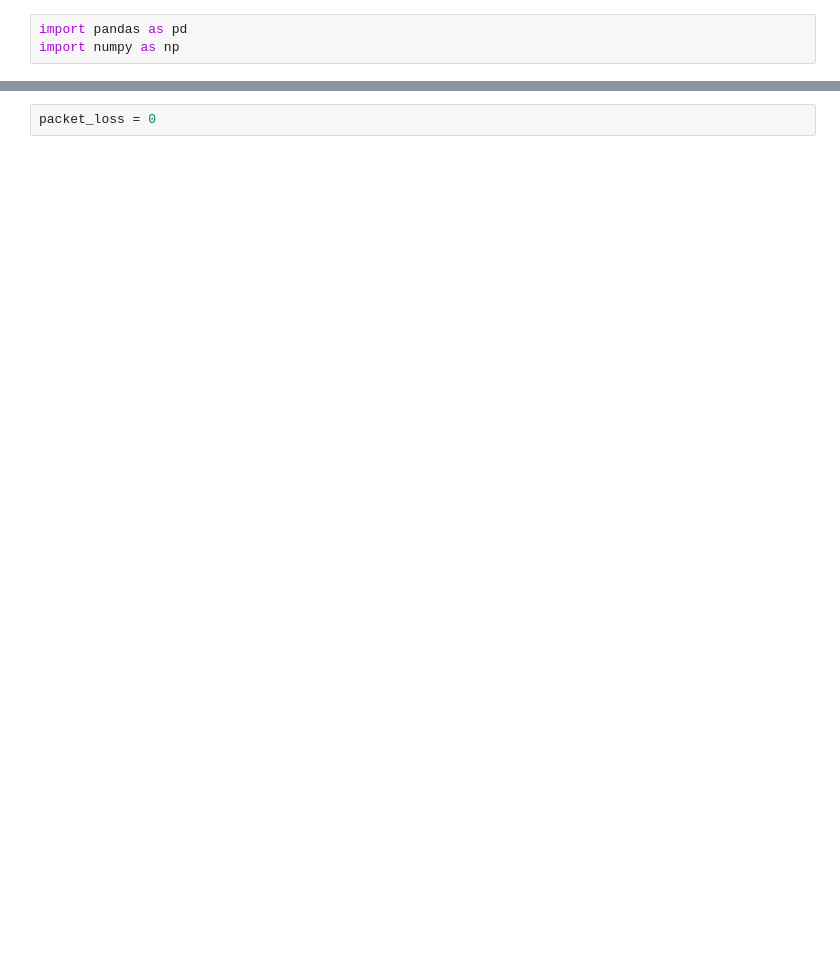
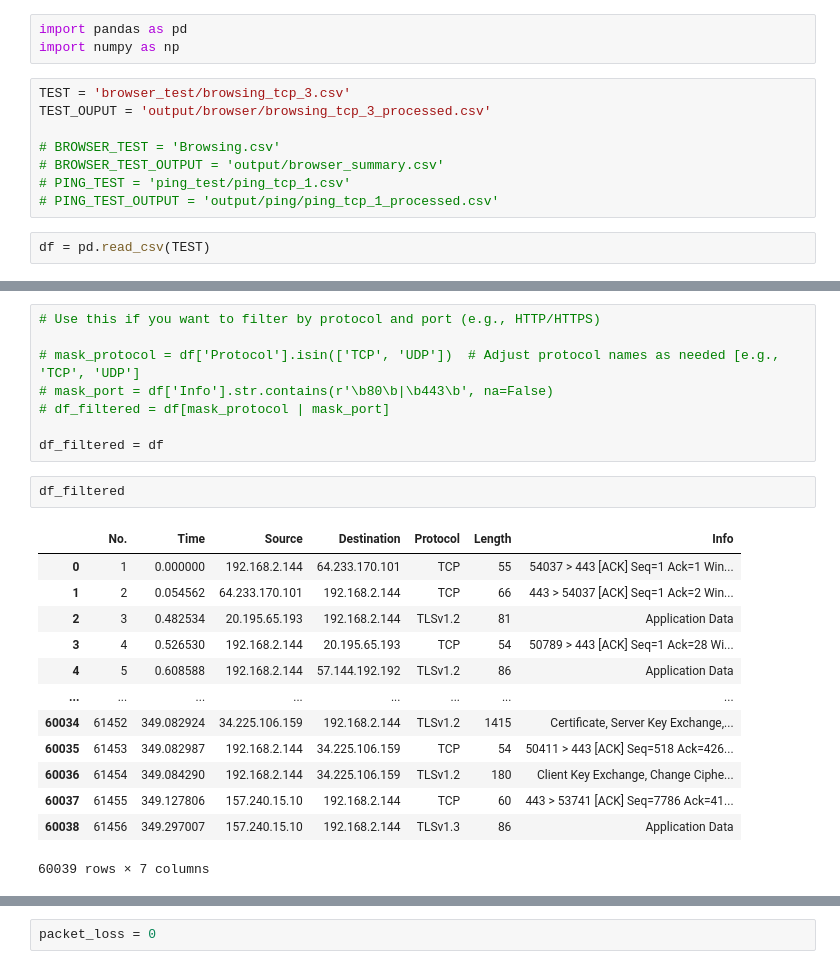
Before and after one commit to Jayennn/QOS-WireShark, a Jupyter notebook: process.ipynb, the cells around one changed output, grey strips where cells are left out. Saved outputs shown, nothing was run; the diff lists cells and outputs as text; blank space fills up the shorter version.

```diff
--- a/process.ipynb
+++ b/process.ipynb
@@ -1,3 +1,13 @@
 # %%
 import pandas as pd
 import numpy as np
+# %%
+TEST = 'browser_test/browsing_tcp_3.csv'
+TEST_OUPUT = 'output/browser/browsing_tcp_3_processed.csv'
+
+# BROWSER_TEST = 'Browsing.csv'
+# BROWSER_TEST_OUTPUT = 'output/browser_summary.csv'
+# PING_TEST = 'ping_test/ping_tcp_1.csv'
+# PING_TEST_OUTPUT = 'output/ping/ping_tcp_1_processed.csv'
+# %%
+df = pd.read_csv(TEST)
@@ -3,0 +39,24 @@ import numpy as np
+# %%
+# Use this if you want to filter by protocol and port (e.g., HTTP/HTTPS)
+
+# mask_protocol = df['Protocol'].isin(['TCP', 'UDP'])  # Adjust protocol names as needed [e.g., 'TCP', 'UDP']
+# mask_port = df['Info'].str.contains(r'\b80\b|\b443\b', na=False)
+# df_filtered = df[mask_protocol | mask_port]
+
+df_filtered = df
+# %%
+df_filtered
+# %% [output]
+|  | No. | Time | Source | Destination | Protocol | Length | Info |
+| 0 | 1 | 0.000000 | 192.168.2.144 | 64.233.170.101 | TCP | 55 | 54037 > 443 [ACK] Seq=1 Ack=1 Win... |
+| 1 | 2 | 0.054562 | 64.233.170.101 | 192.168.2.144 | TCP | 66 | 443 > 54037 [ACK] Seq=1 Ack=2 Win... |
+| 2 | 3 | 0.482534 | 20.195.65.193 | 192.168.2.144 | TLSv1.2 | 81 | Application Data |
+| 3 | 4 | 0.526530 | 192.168.2.144 | 20.195.65.193 | TCP | 54 | 50789 > 443 [ACK] Seq=1 Ack=28 Wi... |
+| 4 | 5 | 0.608588 | 192.168.2.144 | 57.144.192.192 | TLSv1.2 | 86 | Application Data |
+| ... | ... | ... | ... | ... | ... | ... | ... |
+| 60034 | 61452 | 349.082924 | 34.225.106.159 | 192.168.2.144 | TLSv1.2 | 1415 | Certificate, Server Key Exchange,... |
+| 60035 | 61453 | 349.082987 | 192.168.2.144 | 34.225.106.159 | TCP | 54 | 50411 > 443 [ACK] Seq=518 Ack=426... |
+| 60036 | 61454 | 349.084290 | 192.168.2.144 | 34.225.106.159 | TLSv1.2 | 180 | Client Key Exchange, Change Ciphe... |
+| 60037 | 61455 | 349.127806 | 157.240.15.10 | 192.168.2.144 | TCP | 60 | 443 > 53741 [ACK] Seq=7786 Ack=41... |
+| 60038 | 61456 | 349.297007 | 157.240.15.10 | 192.168.2.144 | TLSv1.3 | 86 | Application Data |
+60039 rows × 7 columns
```
Also changed, not shown: parts of 31 cells of this notebook, 1 other file.
